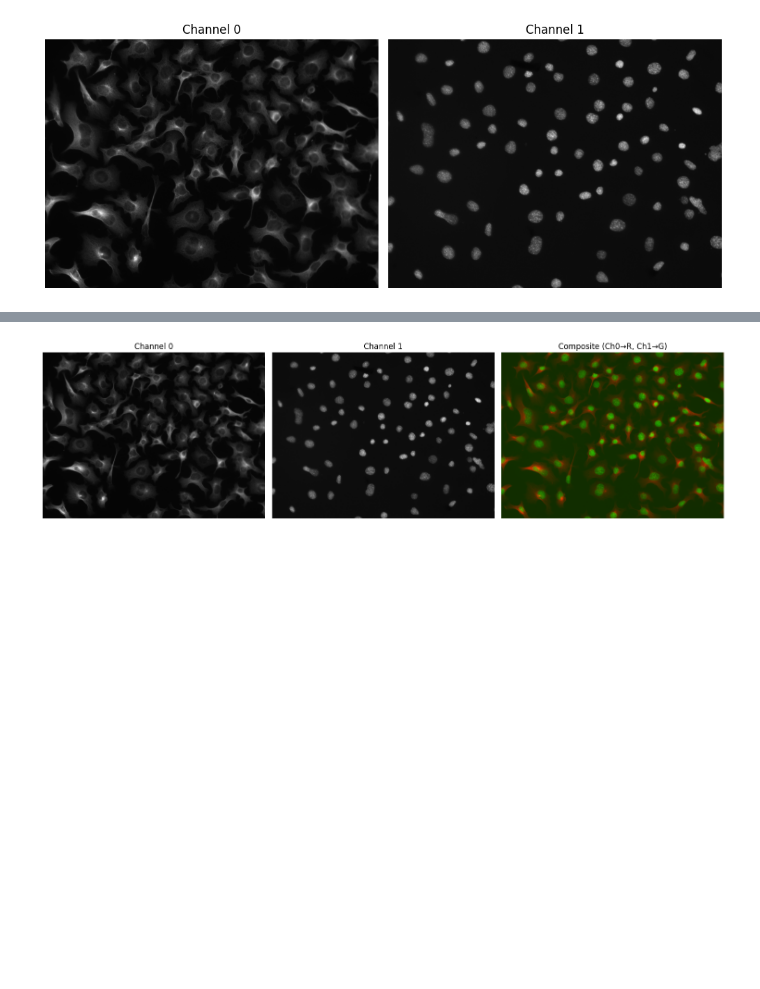
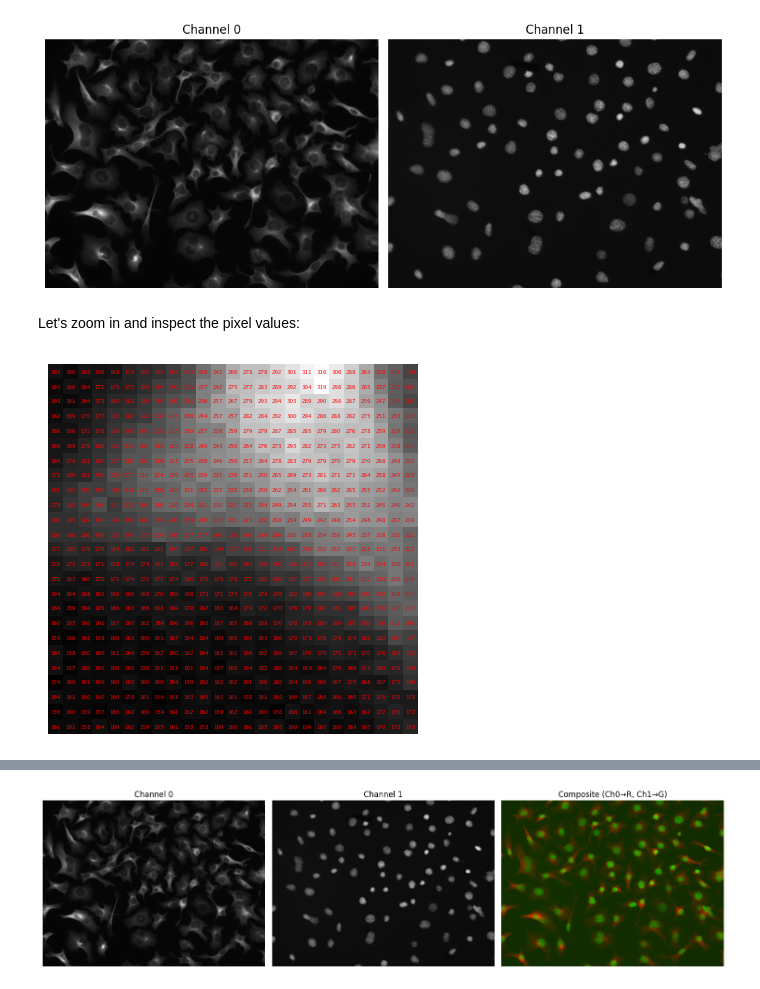
Before and after one commit to HMS-IAC/bobiac-juv-notebook, a Jupyter notebook: notebooks/04_intro_digital_images/Intro_to_Digital_Images_BBAC.ipynb, the cells around one changed output, grey strips where cells are left out. Saved outputs shown, nothing was run; the diff lists cells and outputs as text; code cells hidden in the pictures; blank space fills up the shorter version.

```diff
--- a/notebooks/04_intro_digital_images/Intro_to_Digital_Images_BBAC.ipynb
+++ b/notebooks/04_intro_digital_images/Intro_to_Digital_Images_BBAC.ipynb
@@ -99,3 +124,16 @@ axes[1].axis('off')
 plt.tight_layout()
 # %% [output]
 [figure]
+# %% [markdown]
+Let's zoom in and inspect the pixel values:
+# %%
+zoom_region = image[0, 150:175, 75:100] # around a cell boundary
+
+plt.imshow(zoom_region, cmap='gray')
+for i in range(zoom_region.shape[0]):
+    for j in range(zoom_region.shape[1]):
+        plt.text(j, i, f'{zoom_region[i, j]:.0f}', ha='center', va='center', color='red', fontsize=4)
+plt.axis('off')
+plt.show()
+# %% [output]
+[figure, added]
```
Also changed, not shown: parts of 26 cells of this notebook, 3 other files.
